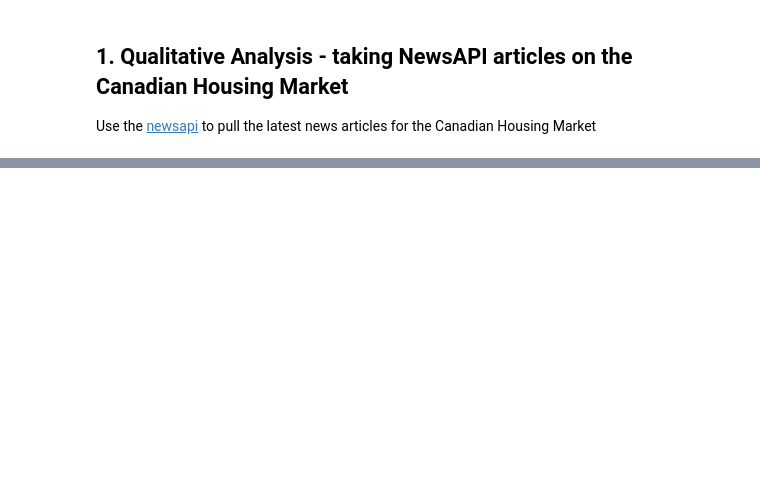
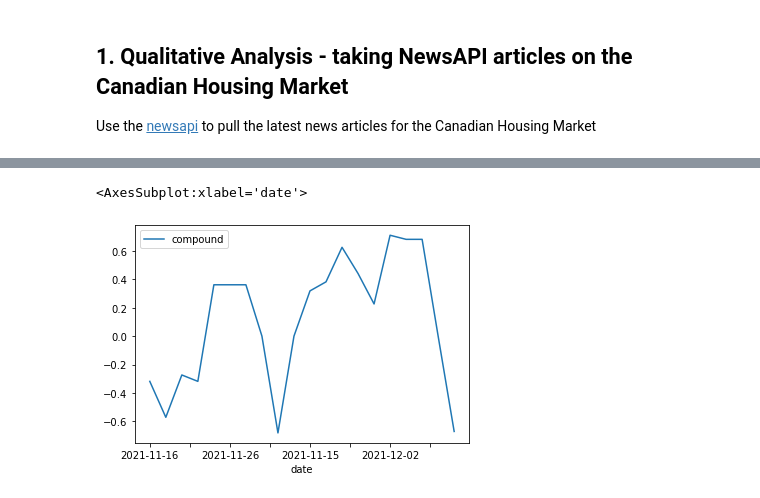
Before and after one commit to benjaminweymouth/Housing-Market-Forecasting-Time-Series-Analysis, a Jupyter notebook: Python Code/NLP Qualitative Analysis.ipynb, the cells around one changed output, grey strips where cells are left out. Saved outputs shown, nothing was run; the diff lists cells and outputs as text; code cells hidden in the pictures; blank space fills up the shorter version.

Commit message:
NLP cleaning and plotting

```diff
--- a/Python Code/NLP Qualitative Analysis.ipynb
+++ b/Python Code/NLP Qualitative Analysis.ipynb
@@ -32,3 +58,4 @@ api_key = os.getenv("NEWS_API_KEY")
 # %%
 # Create the newsapi client
 newsapi = NewsApiClient(api_key=api_key)
+natural_processing = spacy.load('en_core_web_sm')
@@ -47,0 +133,39 @@ housingmarket_news_en["totalResults"]
+# %%
+# Complete the tokenizer function
+def tokenizer(text):
+    """Tokenizes text."""
+
+    # Remove the punctuation from text
+
+    words = nltk.word_tokenize(text)
+    words = [word.lower() for word in words if word.isalpha()]
+    str_words = ' '.join(str(e) for e in words)
+
+    # Create a tokenized list of the words
+
+    doc = natural_processing(str_words)
+    doc_words = ' '.join(str(e) for e in doc)
+    tok = word_tokenize(doc_words)
+    result = [word.lower() for word in tok]
+    lemma_words = ' '.join(str(e) for e in result)
+
+    # Lemmatize words into root words
+
+    lemma_result = lemmatizer.lemmatize(lemma_words)
+
+    # Convert the words to lowercase
+
+    lower_result = [lemma_result.lower() for word in lemma_result]
+    re_words = ' '.join(str(e) for e in lower_result)
+
+    # Remove the stop words
+
+    re_words = word_tokenize(re_words)
+    tokens = [word.lower() for word in re_words if word.lower() not in sw.union(stopwords_addons)]
+
+
+    return tokens
+# %%
+# Create a new tokens column for Canadian Housing Market
+canhm_sentiments_df["tokens"] = canhm_sentiments_df["text"].apply(tokenizer)
+canhm_sentiments_df.head() ###Change it to datetime
@@ -47,0 +179,5 @@ housingmarket_news_en["totalResults"]
+# %%
+canhm_sentiments_df.plot(x='date',y='compound') ####why the date is not showing fully ?!
+# %% [output]
+<AxesSubplot:xlabel='date'>
+[figure, added]
```
Also changed, not shown: parts of 17 cells of this notebook, 1 other file.
